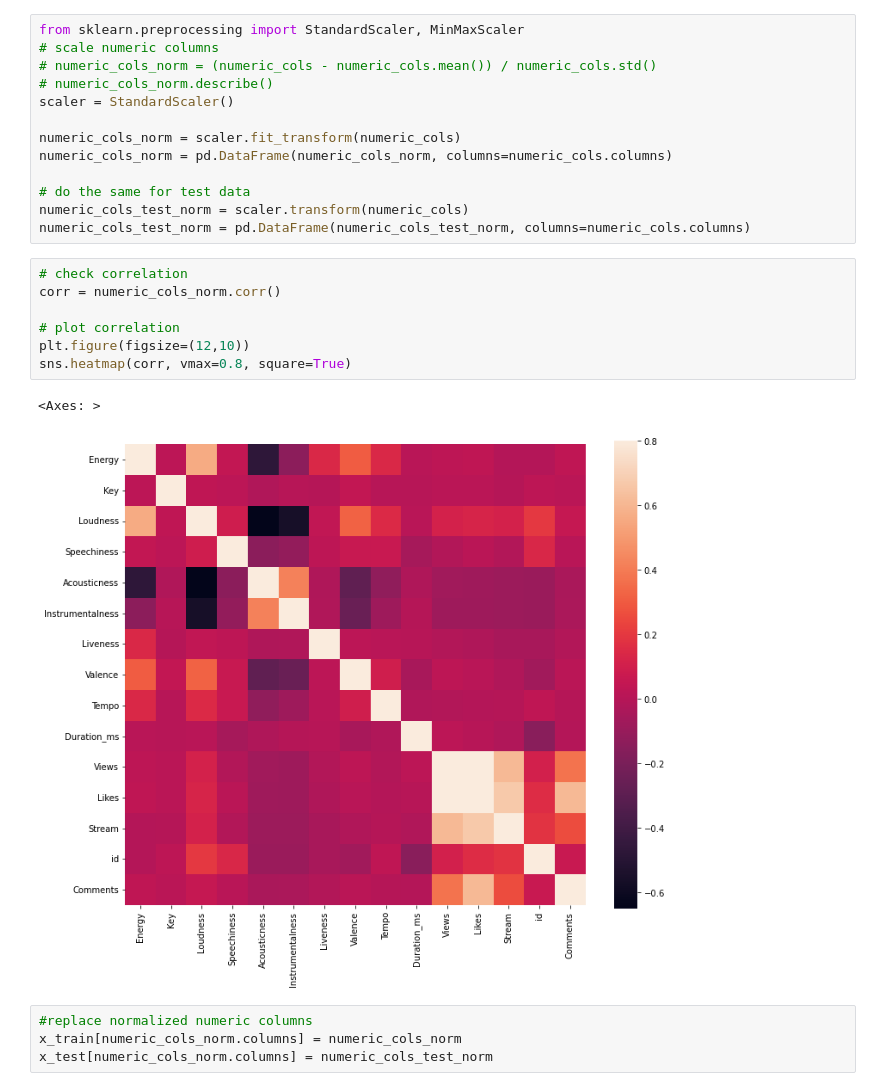
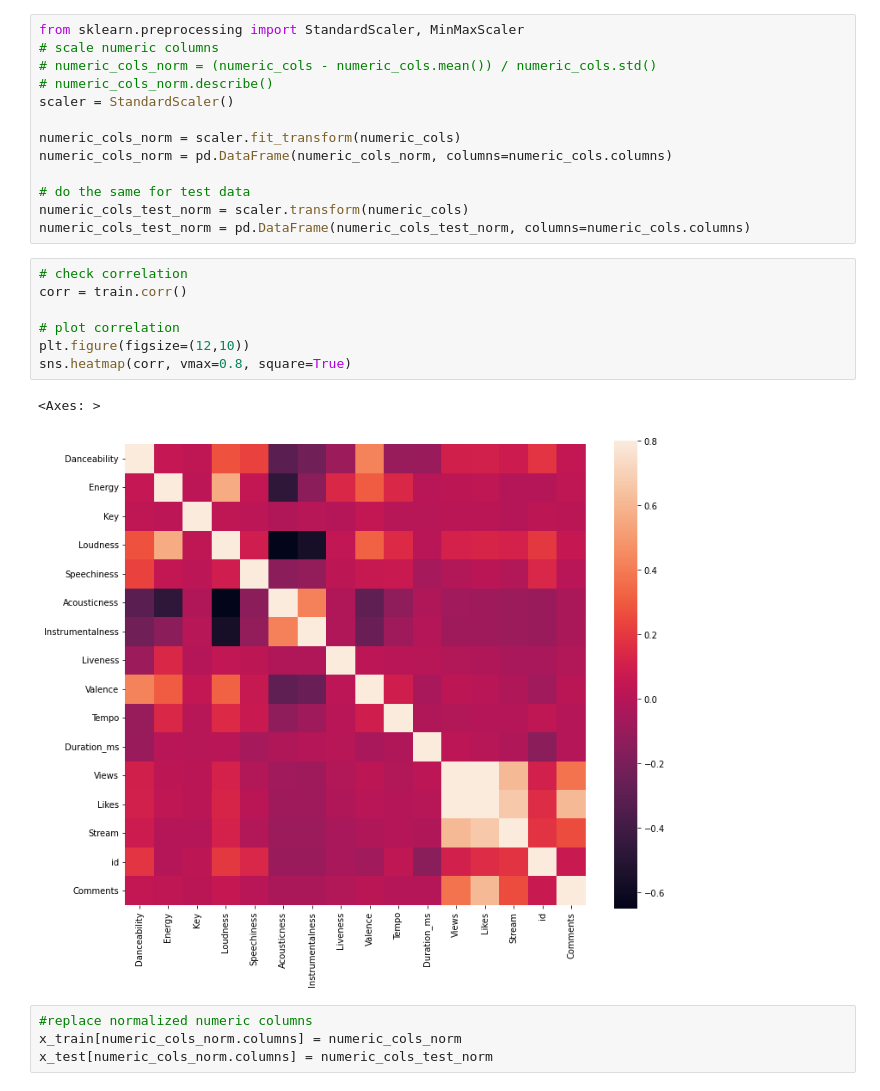
Before and after one commit to sormazabal/Konfusion, a Jupyter notebook: explo.ipynb, the cells around one changed output. Saved outputs shown, nothing was run; the diff lists cells and outputs as text.

```diff
--- a/explo.ipynb
+++ b/explo.ipynb
@@ -139,14 +140,14 @@ numeric_cols_test_norm = scaler.transform(numeric_cols)
 numeric_cols_test_norm = pd.DataFrame(numeric_cols_test_norm, columns=numeric_cols.columns)
 # %%
 # check correlation
-corr = numeric_cols_norm.corr()
+corr = train.corr()
 
 # plot correlation
 plt.figure(figsize=(12,10))
 sns.heatmap(corr, vmax=0.8, square=True)
 # %% [output]
 <Axes: >
-[figure, old version]
+[figure, new version]
 # %%
 #replace normalized numeric columns
 x_train[numeric_cols_norm.columns] = numeric_cols_norm
```
Also changed, not shown: parts of 4 cells of this notebook.
